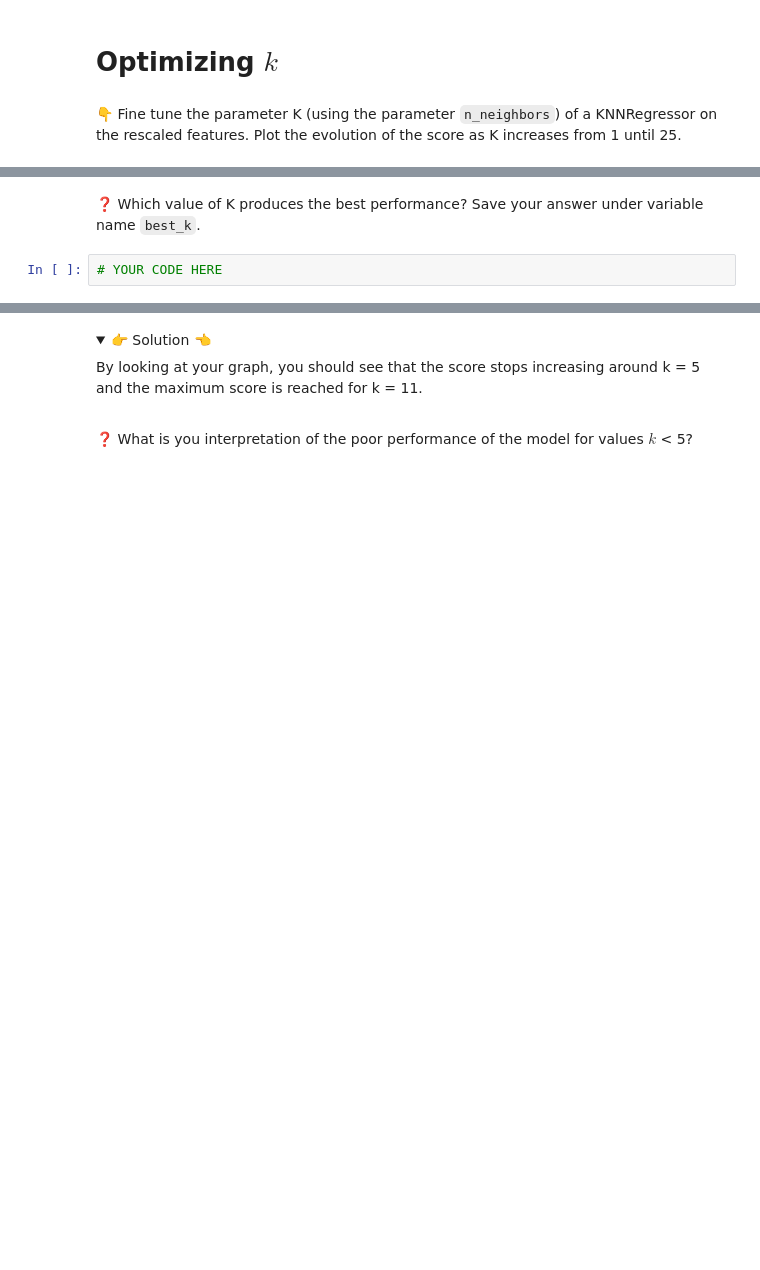
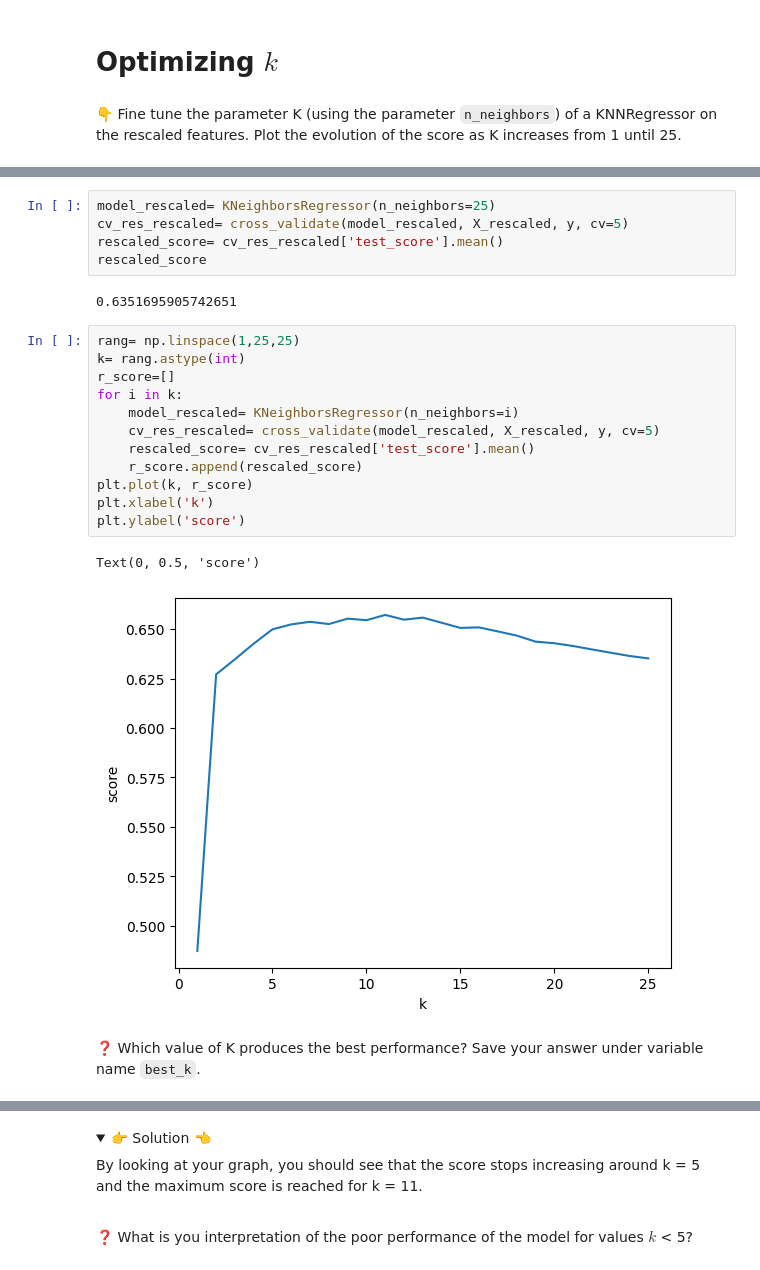
Before and after one commit to ParissaPeimaniyfard/data-knn, a Jupyter notebook: KNN.ipynb, the cells around one changed output, grey strips where cells are left out. Drawn from its saved outputs; the diff is of its cells as text; folded sections open; blank space fills up the shorter version.

```diff
--- a/KNN.ipynb
+++ b/KNN.ipynb
@@ -204,4 +226,24 @@ git push origin master
+# %%
+model_rescaled= KNeighborsRegressor(n_neighbors=25)
+cv_res_rescaled= cross_validate(model_rescaled, X_rescaled, y, cv=5)
+rescaled_score= cv_res_rescaled['test_score'].mean()
+rescaled_score
+# %% [output]
+0.6351695905742651
+# %%
+rang= np.linspace(1,25,25)
+k= rang.astype(int)
+r_score=[]
+for i in k:
+    model_rescaled= KNeighborsRegressor(n_neighbors=i)
+    cv_res_rescaled= cross_validate(model_rescaled, X_rescaled, y, cv=5)
+    rescaled_score= cv_res_rescaled['test_score'].mean()
+    r_score.append(rescaled_score)
+plt.plot(k, r_score)
+plt.xlabel('k')
+plt.ylabel('score')
+# %% [output]
+Text(0, 0.5, 'score')
+[figure, added]
 # %% [markdown]
 ❓ Which value of K produces the best performance? Save your answer under variable name `best_k`.
-# %%
-# YOUR CODE HERE
```
Also changed, not shown: parts of 5 cells of this notebook, 1 other file.
